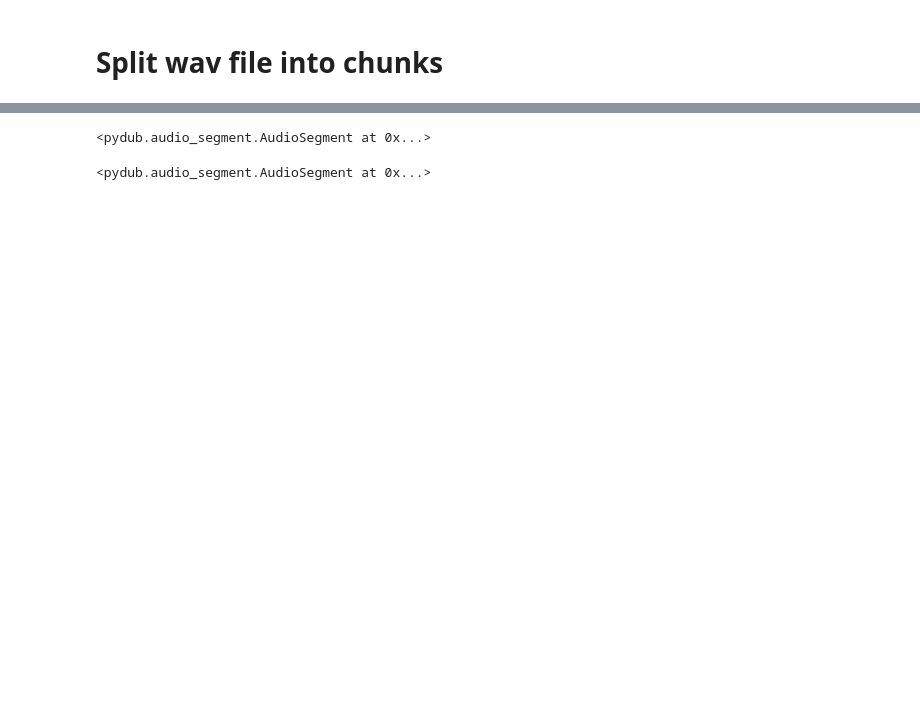
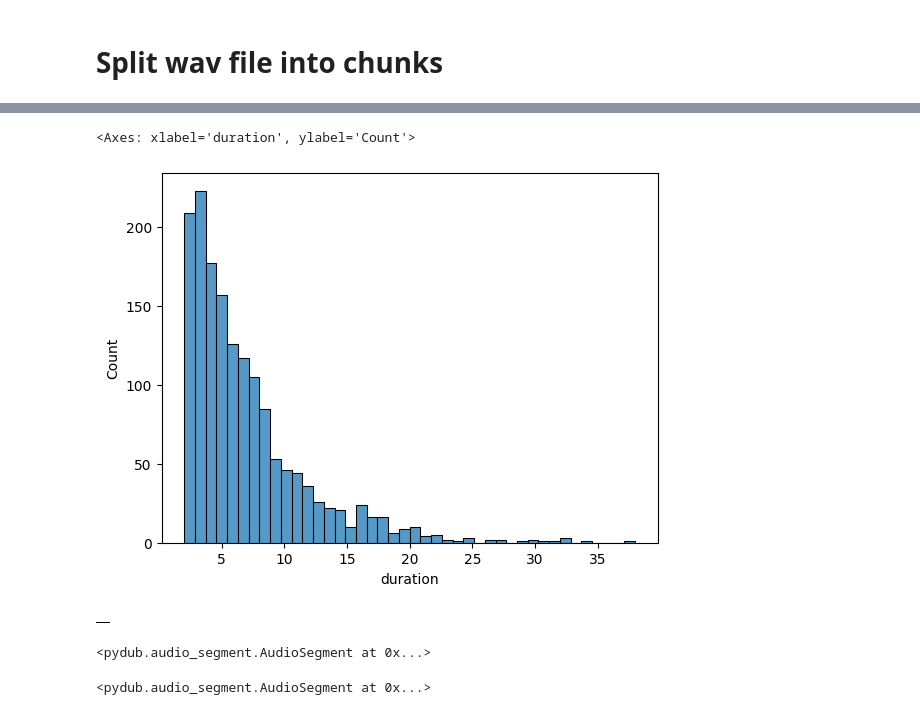
Before and after one commit to Enucatl/barbero-coqui-ai-tts, a Jupyter notebook: barbero_coqui_ai_tts/split_on_silence.ipynb, the cells around one changed output, grey strips where cells are left out. Cells and saved outputs as stored; diff of their text form; code cells hidden in the pictures; blank space fills up the shorter version.

```diff
--- a/barbero_coqui_ai_tts/split_on_silence.ipynb
+++ b/barbero_coqui_ai_tts/split_on_silence.ipynb
@@ -165,0 +148,39 @@ seaborn.histplot(chunks.duration)
+# %%
+def group_chunks(df, min_duration_seconds=2, crossfade=0):
+    current_duration = 0
+    current_sound = pydub.AudioSegment.empty()
+    current_normalized_wav = ""
+    for index, row in df.iterrows():
+        if not current_normalized_wav:
+            # first row
+            current_duration += row["duration"]
+            current_sound = current_sound.append(row["sound"], crossfade=crossfade)
+            current_normalized_wav = row["normalized_wav"]
+        elif current_normalized_wav:
+            if current_normalized_wav != row["normalized_wav"]:
+                # we just changed file so we dont concatenate from different files
+                yield {
+                    "normalized_wav": current_normalized_wav,
+                    "sound": current_sound,
+                    "duration": current_duration,
+                }
+                current_duration = row["duration"]
+                current_sound = row["sound"]
+                current_normalized_wav = row["normalized_wav"]
+            else:
+                # we are within the same file
+                if current_duration < min_duration_seconds:
+                    # not enough duration, concatenate
+                    current_duration += row["duration"]
+                    current_sound = current_sound.append(row["sound"], crossfade=crossfade)
+                else:
+                    yield {
+                        "normalized_wav": current_normalized_wav,
+                        "sound": current_sound,
+                        "duration": current_duration,
+                    }
+                    current_duration = row["duration"]
+                    current_sound = row["sound"]
+                    current_normalized_wav = row["normalized_wav"]
+# %%
+chunks = pd.DataFrame.from_records(group_chunks(raw_chunks))
@@ -165,0 +200,5 @@ seaborn.histplot(chunks.duration)
+# %%
+seaborn.histplot(chunks["duration"])
+# %% [output]
+<Axes: xlabel='duration', ylabel='Count'>
+[figure, added]
@@ -177,0 +218,8 @@ chunks["path"] = chunks.progress_apply(save_chunk, axis=1)
+# %%
+chunks.groupby("normalized_wav", as_index=False).apply(
+    lambda x: shutil.rmtree(
+        folder_from_normalized_wav(x["normalized_wav"].iloc[0], "splits")
+    )
+)
+# %% [output]
+|  |
```
Also changed, not shown: parts of 34 cells of this notebook, 4 other files.
